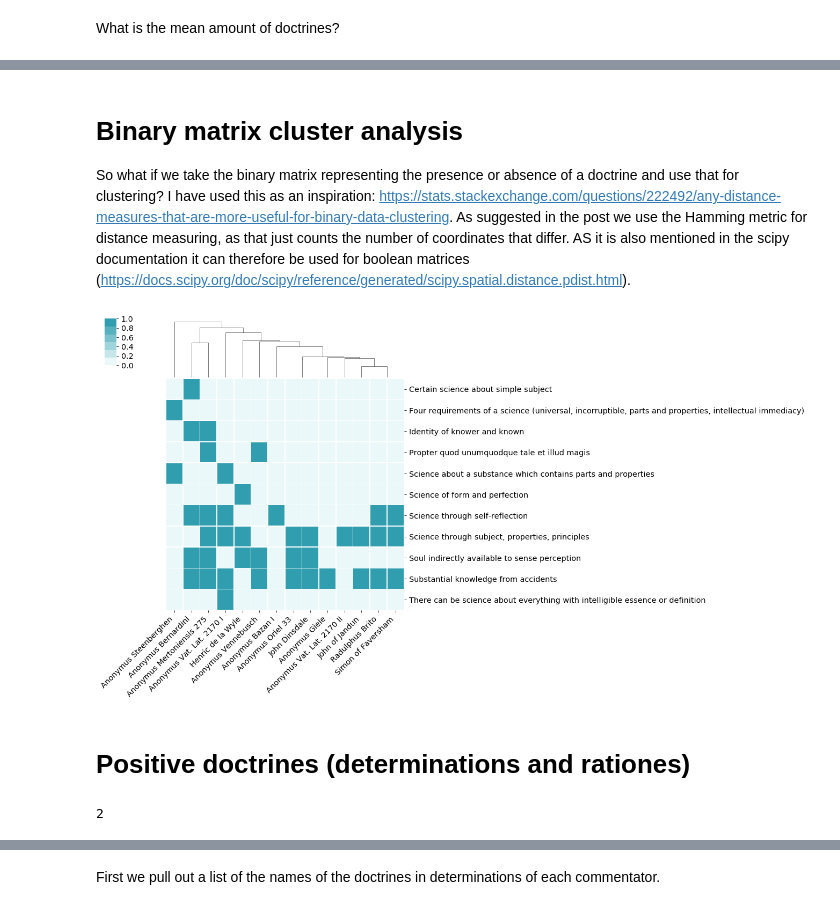
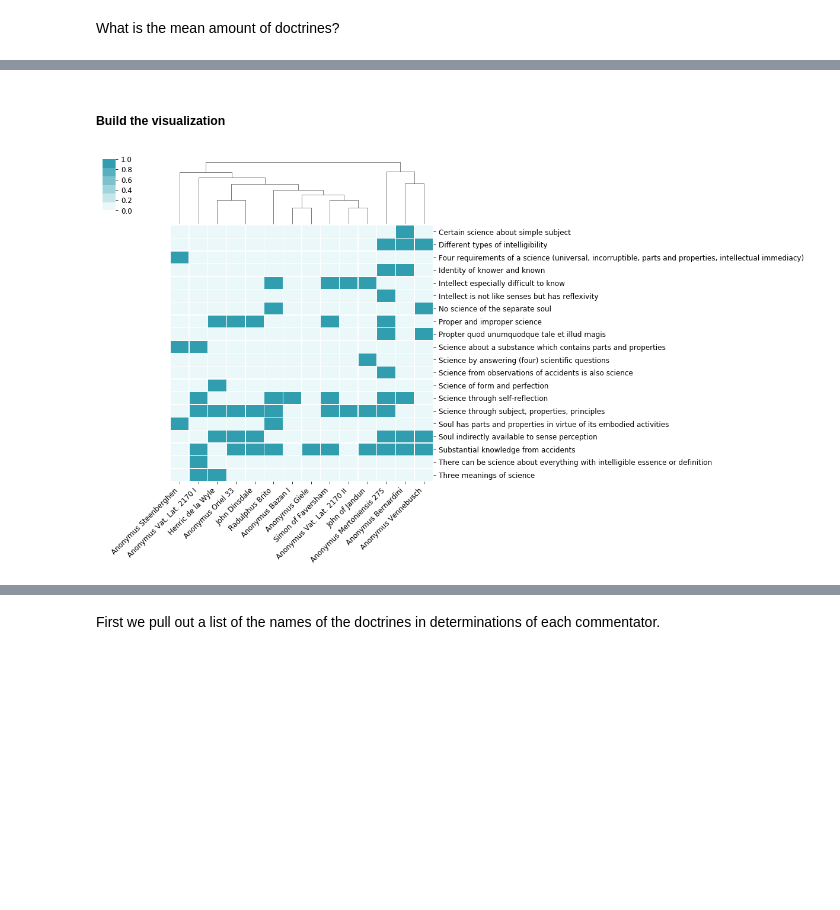
Before and after one commit to stenskjaer/dissertation-notebooks, a Jupyter notebook: doctrines.ipynb, the cells around one changed output, grey strips where cells are left out. Drawn from its saved outputs; the diff is of its cells as text; code cells hidden in the pictures; blank space fills up the shorter version.

Commit message:
Reworking a lot of the material in the doctrines notebook.

```diff
--- a/doctrines.ipynb
+++ b/doctrines.ipynb
@@ -631,13 +897,12 @@ Here we want to create a matrix table where it can be seen in more detail which
 # %% [markdown]
 First we pull out a list of the names of the doctrines in determinations of each commentator.
 # %%
-def determination_doctrines_of(name):
-    q = ("MATCH (a:Author)--(t:Text)--(q:Question)--(d:Doctrine)"
-         "WHERE a.name = '%s'"
-         "AND (d)-[:SUPPORTS]->(:Doctrine {name:'There can be a science of the soul'})"
+def positive_doctrines_of(name):
+    q = ("MATCH (a:Author {name:'%s'})--(t:Text)--(q:Question)-[{type:'positive'}]-(d:Doctrine)"
+         "WHERE (q)-[:INSTANCE_OF]->(:QuestionType {name:'Science of the soul'})"
          "RETURN d.name" % name )
     return [t[0] for t in run_query(q).values()]
 
 # Example test
-determination_doctrines_of("Anonymus Giele")
+positive_doctrines_of("John of Jandun")
 # %% [output]
@@ -647,12 +916,12 @@ Then we create a full list of all the doctrines in determinations.
 # %%
-def all_determination_doctrines():
-    q = ("MATCH (d:Doctrine)--(:Question)"
-         "WHERE (d)-[:SUPPORTS]->(:Doctrine {name:'There can be a science of the soul'})"
+def all_positive_doctrines():
+    q = ("MATCH (d:Doctrine)-[{type:'positive'}]-(q:Question)"
+         "WHERE (q)-[:INSTANCE_OF]->(:QuestionType {name:'Science of the soul'})"
          "AND NOT d.name = 'There can be a science of the soul'"
          "RETURN distinct d.name ORDER BY d.name asc")
     return [t[0] for t in run_query(q).values()]
 
-all_docs = all_determination_doctrines()
+all_docs = all_positive_doctrines()
 
 # Test output
 all_docs
@@ -688,24 +964,0 @@ Okay, I want to sort the matrix by how many doctrines the texts contain. This me
-# %%
-def create_matrix(numeric=True):
-    matrix = {}
-    if numeric:
-        true_val = 1
-        false_val = 0
-    else:
-        true_val = 'x'
-        false_val = ''
-
-    for author in author_names:
-        matrix[author] = []
-        adocs = determination_doctrines_of(author)
-        for doc in all_docs:
-            if doc in adocs:
-                matrix[author].append(true_val)
-            else:
-                matrix[author].append(false_val)
-    sorted_names = sorted(matrix, key=matrix.get, reverse=True)
-    m = [matrix[key] for key in sorted_names]
-    m = [list(i) for i in zip(*m)]
-    return pd.DataFrame(m, columns=sorted_names, index=all_docs)
-
-create_matrix(numeric=False)
@@ -775,39 +1013,18 @@ Science of form and perfection
 Four requirements of a science (universal, incorruptible, parts and properties, intellectual immediacy)     1
 Certain science about simple subject                                                                        1
 dtype: int64
-# %% [markdown]
-# Binary matrix cluster analysis
-So what if we take the binary matrix representing the presence or absence of a doctrine and use that for clustering?
-I have used this as an inspiration: https://stats.stackexchange.com/questions/222492/any-distance-measures-that-are-more-useful-for-binary-data-clustering.
-As suggested in the post we use the Hamming metric for distance measuring, as that just counts the number of coordinates that differ. AS it is also mentioned in the scipy documentation it can therefore be used for boolean matrices (https://docs.scipy.org/doc/scipy/reference/generated/scipy.spatial.distance.pdist.html).
+# %% [markdown]
+##### Build the visualization
 # %%
-df = create_matrix(numeric=True)
+df = pd.DataFrame(create_matrix(author_names, positive_doctrines_of), columns=author_names, index=all_docs)
 
 # Generate a custom diverging colormap
 cmap = sns.light_palette((210, 90, 60), input="husl")
 
 # Draw the heatmap with the mask and correct aspect ratio
 plot = sns.clustermap(df, cmap=cmap, linewidths=.5, row_cluster=False, metric='hamming')
 
 for _, ax in enumerate(plot.fig.axes):
     ax.set_xticklabels(ax.get_xticklabels(), rotation = 45, horizontalalignment='right')
 # %% [output]
-[figure, old version]
+[figure, new version]
-# %% [markdown]
-# Positive doctrines (determinations and rationes)
-# %%
-def count_unique_positive_doctrines(name):
-    q = ("MATCH (a:Author)--(:Text)--(q:Question)--(d:Doctrine)"
-         "WHERE a.name = '%s'"
-         "AND (d)-[:ATTACKS]->(:Doctrine {name:'There can be a science of the soul'})"
-         "AND NOT (:Question)--(d)--(q:Question)"
-         "RETURN count(distinct d)" % (name))
-    try:
-        return run_query(q).single()[0]
-    except TypeError:
-        return 0
-
-# Example
-count_unique_positive_doctrines('John of Jandun')
-# %% [output]
-2
```
Also changed, not shown: parts of 144 cells of this notebook, 2 other files.
